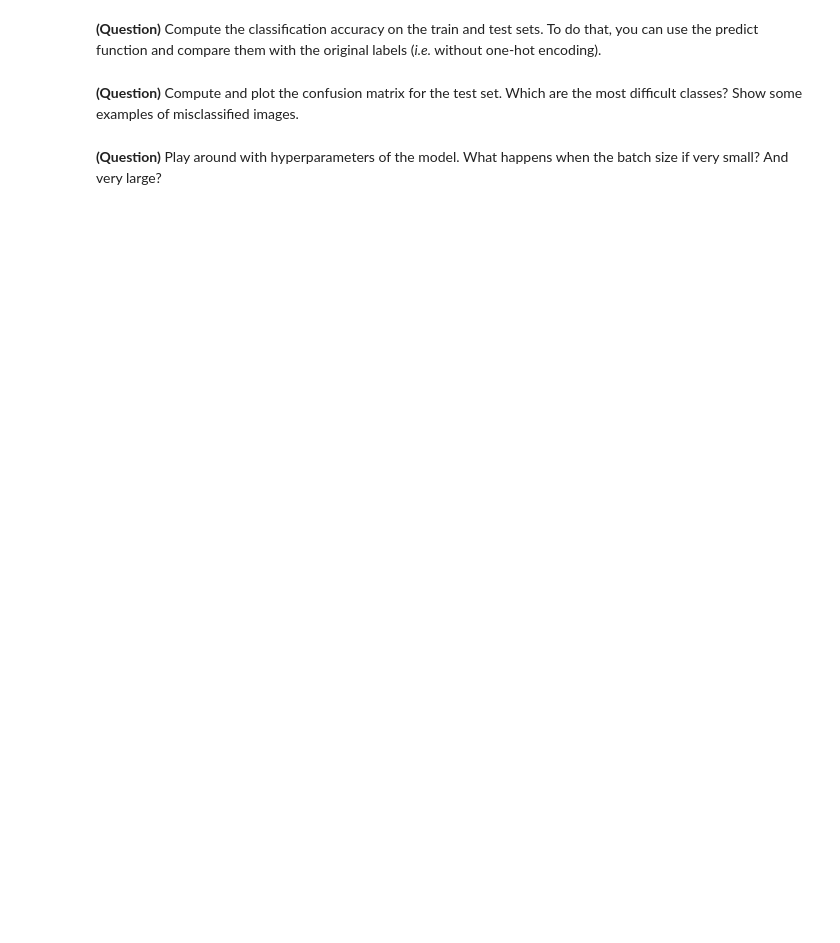
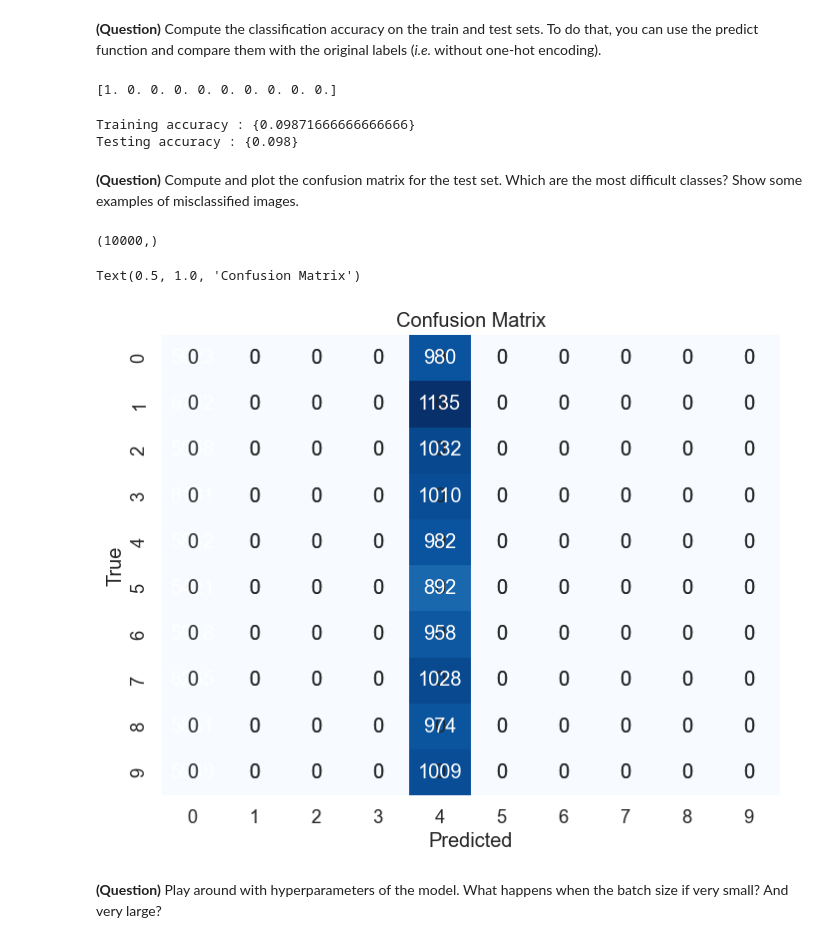
Before and after one commit to FaroukSoufary/IS319-Deep-Learning, a Jupyter notebook: dl-tp1.ipynb, the cells around one changed output. Cells and saved outputs as stored; diff of their text form; code cells hidden in the pictures; blank space fills up the shorter version.

```diff
--- a/dl-tp1.ipynb
+++ b/dl-tp1.ipynb
@@ -267,13 +369,65 @@ raise NotImplementedError()
 # %% [markdown]
 **(Question)** Compute the classification accuracy on the train and test sets. To do that, you can use the predict function and compare them with the original labels (*i.e.* without one-hot encoding).
+# %%
+print(y_train.T[1])
+# %% [output]
+[1. 0. 0. 0. 0. 0. 0. 0. 0. 0.]
 # %%
 # YOUR CODE HERE
-raise NotImplementedError()
+y_pred_train = nn.predict(X_train)
+y_pred_test = nn.predict(X_test)
+
+acc_train = 0
+acc_test = 0
+
+for i in range(len(y_pred_train)):
+    if np.argmax(y_pred_train[i]) == np.argmax(y_train.T[i]):
+        acc_train += 1
+
+for i in range(len(y_pred_test)):
+    if np.argmax(y_pred_test[i]) == np.argmax(y_test.T[i]):
+        acc_test += 1
+
+print("Training accuracy :", {acc_train / len(y_pred_train)})
+print("Testing accuracy :", {acc_test / len(y_pred_test)})
+# %% [output]
+Training accuracy : {0.09871666666666666}
+Testing accuracy : {0.098}
 # %% [markdown]
 **(Question)** Compute and plot the confusion matrix for the test set. Which are the most difficult classes? Show some examples of misclassified images.
 # %%
 # YOUR CODE HERE
-raise NotImplementedError()
+from sklearn.metrics import confusion_matrix
+import seaborn as sns
+
+y_tr = np.array([np.argmax(elt) for elt in y_train.T])
+y_pred_tr = np.array([np.argmax(elt) for elt in y_pred_train])
+
+
+y_pred_te = np.array([np.argmax(elt) for elt in y_pred_test])
+y_te = np.array([np.argmax(elt) for elt in y_test.T])
+
+print(y_te.shape)
+# %% [output]
+(10000,)
+# %%
+
+plt.figure(figsize=(8, 6))
+sns.set(font_scale=1.2)  # Adjust the font size
+
+confusion_tr = confusion_matrix(y_tr, y_pred_tr)
+confusion_te = confusion_matrix(y_te, y_pred_test)
+
+ax_tr = sns.heatmap(confusion_tr, annot=True, fmt='d', cmap='Blues', cbar=False)
+ax_te = sns.heatmap(confusion_te, annot=True, fmt='d', cmap='Blues', cbar=False)
+
+
+plt.xlabel('Predicted')
+plt.ylabel('True')
+plt.title('Confusion Matrix')
+# %% [output]
+Text(0.5, 1.0, 'Confusion Matrix')
+[figure, added]
 # %% [markdown]
 **(Question)** Play around with hyperparameters of the model. What happens when the batch size if very small? And very large?
 # %%
```
Also changed, not shown: parts of 17 cells of this notebook.
